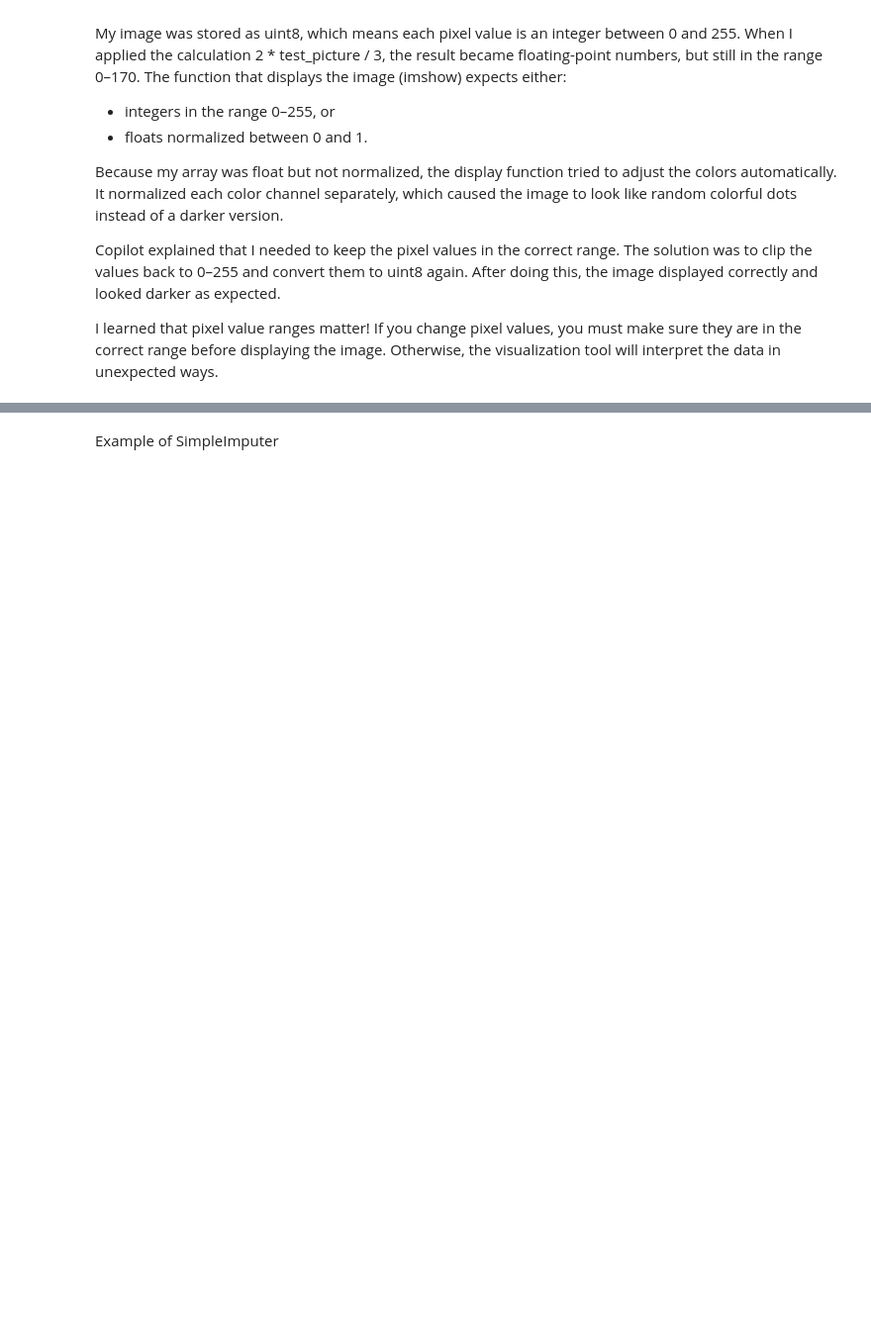
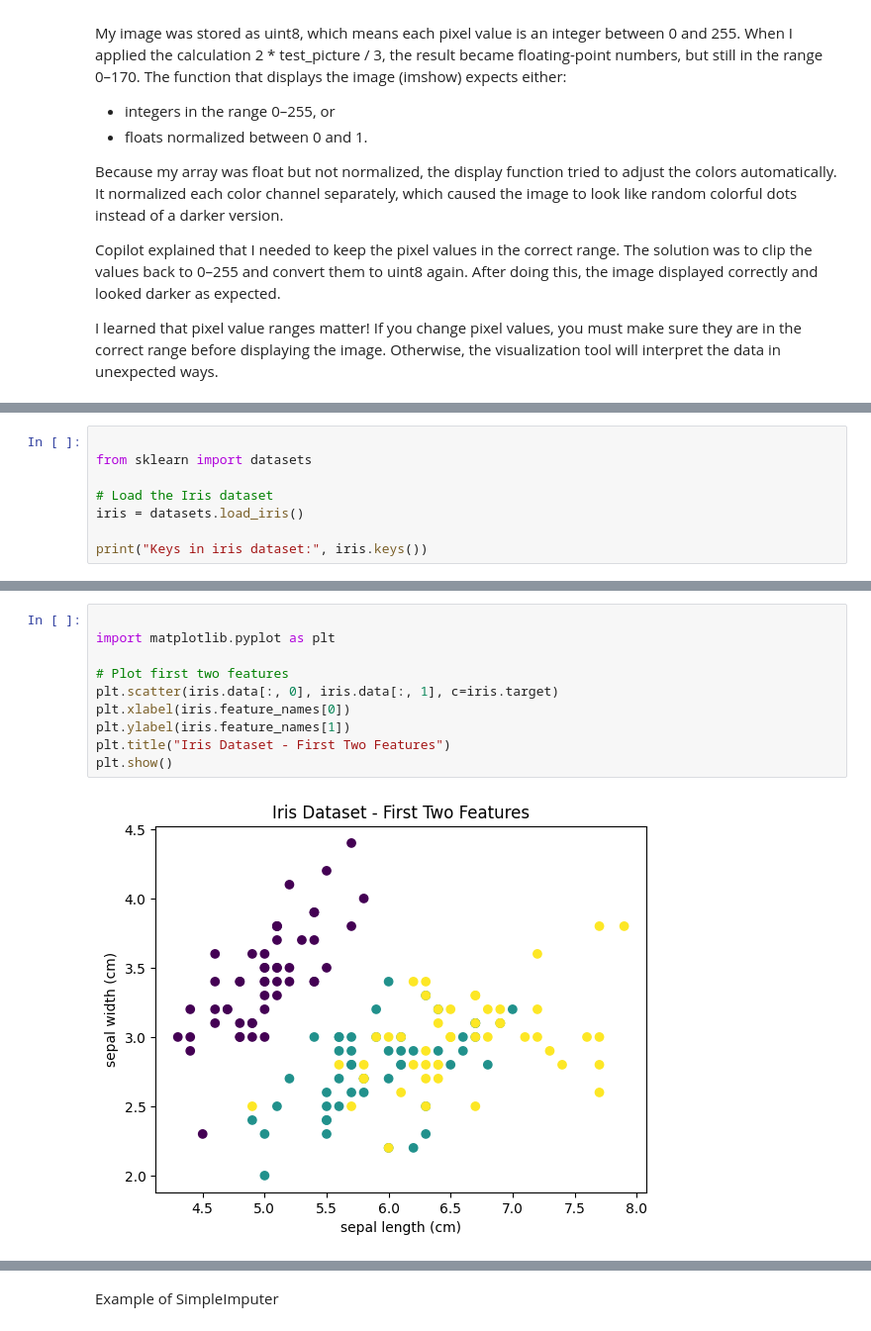
Before and after one commit to katiejenkinss/ai-for-the-arts, a Jupyter notebook: coding_exercises.ipynb, the cells around one changed output, grey strips where cells are left out. Shown at 99% size. Drawn from its saved outputs; the diff is of its cells as text; blank space fills up the shorter version.

Commit message:
Exploring further sklearn datasets

```diff
--- a/coding_exercises.ipynb
+++ b/coding_exercises.ipynb
@@ -296,0 +304,8 @@ I learned that pixel value ranges matter! If you change pixel values, you must m
+# %%
+
+from sklearn import datasets
+
+# Load the Iris dataset
+iris = datasets.load_iris()
+
+print("Keys in iris dataset:", iris.keys())
@@ -297 +328,13 @@ I learned that pixel value ranges matter! If you change pixel values, you must m
+# %%
+
+import matplotlib.pyplot as plt
+
+# Plot first two features
+plt.scatter(iris.data[:, 0], iris.data[:, 1], c=iris.target)
+plt.xlabel(iris.feature_names[0])
+plt.ylabel(iris.feature_names[1])
+plt.title("Iris Dataset - First Two Features")
+plt.show()
+# %% [output]
+[figure, added]
 # %% [markdown]
```
Also changed, not shown: parts of 10 cells of this notebook.
